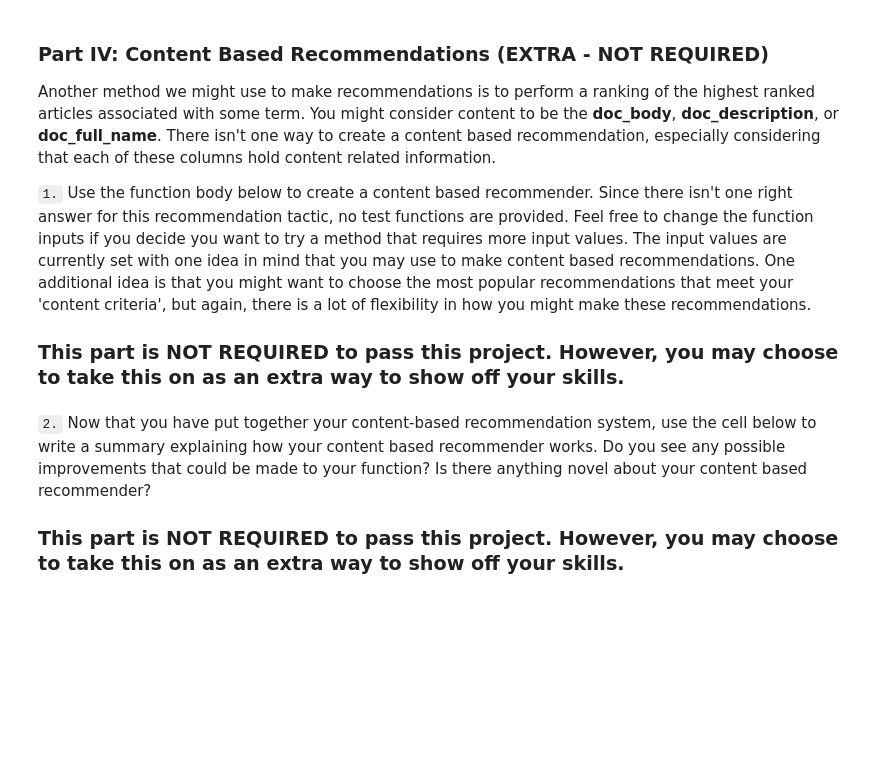
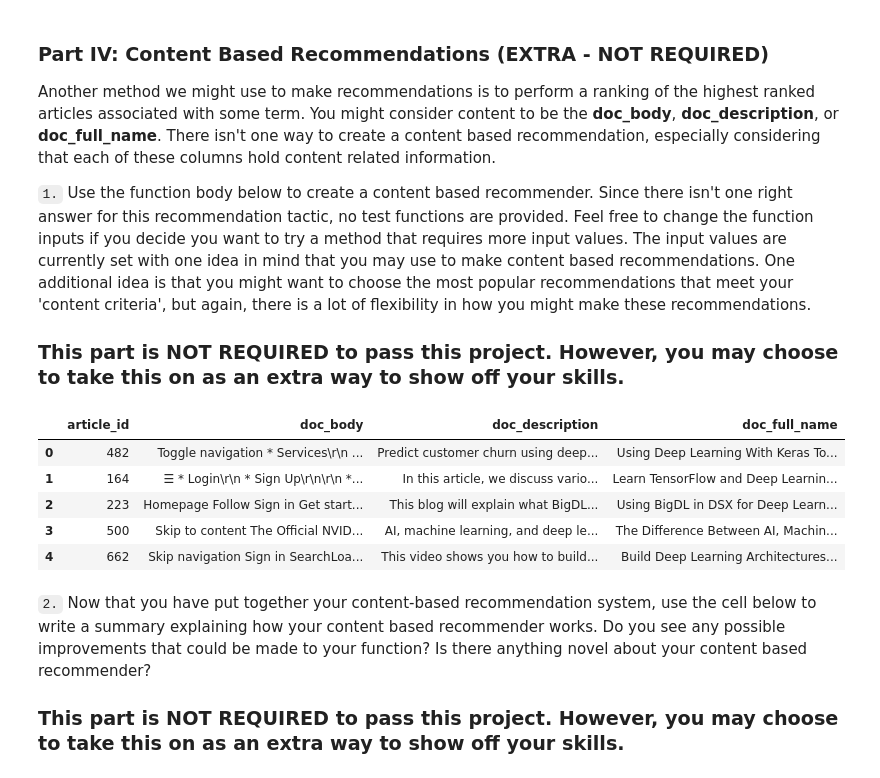
Before and after one commit to jfude/DSND-Recommendations_with_IBM, a Jupyter notebook: Recommendations_with_IBM.ipynb, the cells around one changed output. Drawn from its saved outputs; the diff is of its cells as text; code cells hidden in the pictures; blank space fills up the shorter version.

Commit message:
Completed Content based recommendation section to notebook, amd html print of notebook

```diff
--- a/Recommendations_with_IBM.ipynb
+++ b/Recommendations_with_IBM.ipynb
@@ -523,6 +540,9 @@ def get_user_articles(user_id, seen = True, user_item=user_item):
     ##list(p.keys()[np.where(p == 1)])
 
     # Your code here
+    if(not user_id in user_item.index):
+        return [],[]
+
     s = int(seen)
     article_ids = []
     cols = list(user_item.columns)
@@ -800,11 +816,3 @@ Another method we might use to make recommendations is to perform a ranking of t
 `1.` Use the function body below to create a content based recommender.  Since there isn't one right answer for this recommendation tactic, no test functions are provided.  Feel free to change the function inputs if you decide you want to try a method that requires more input values.  The input values are currently set with one idea in mind that you may use to make content based recommendations.  One additional idea is that you might want to choose the most popular recommendations that meet your 'content criteria', but again, there is a lot of flexibility in how you might make these recommendations.
 
 ### This part is NOT REQUIRED to pass this project.  However, you may choose to take this on as an extra way to show off your skills.
-# %%
-def make_content_recs():
-    '''
-    INPUT:
-
-    OUTPUT:
-
-    '''
@@ -811,3 +984,25 @@ def make_content_recs():
+# %%
+## Simple Test
+## Create the wordcnt_df matrix, this runs CountVectorizer (bag of words)
+wordcnt_df =  get_wordcnt_df(df_content)
+
+## Get recommended articles based on article similarity,
+## overlap of article entries in the word cnt matrix
+id = 2
+rec_article_ids = make_content_recs(id,wordcnt_df)
+rec = pd.DataFrame({'article_id':rec_article_ids})
+rec_df = pd.merge(rec,df_content,on='article_id',how='inner')
+rec_df
+
+
+## Note the repeated appearance of 'Deep Learning' in doc_full_name
+# %% [output]
+|  | article_id | doc_body | doc_description | doc_full_name |
+| 0 | 482 | Toggle navigation * Services\r\n ... | Predict customer churn using deep... | Using Deep Learning With Keras To... |
+| 1 | 164 | ☰ * Login\r\n * Sign Up\r\n\r\n *... | In this article, we discuss vario... | Learn TensorFlow and Deep Learnin... |
+| 2 | 223 | Homepage Follow Sign in Get start... | This blog will explain what BigDL... | Using BigDL in DSX for Deep Learn... |
+| 3 | 500 | Skip to content The Official NVID... | AI, machine learning, and deep le... | The Difference Between AI, Machin... |
+| 4 | 662 | Skip navigation Sign in SearchLoa... | This video shows you how to build... | Build Deep Learning Architectures... |
 # %% [markdown]
 `2.` Now that you have put together your content-based recommendation system, use the cell below to write a summary explaining how your content based recommender works.  Do you see any possible improvements that could be made to your function?  Is there anything novel about your content based recommender?
 
```
Also changed, not shown: parts of 8 cells of this notebook, 1 other file.
